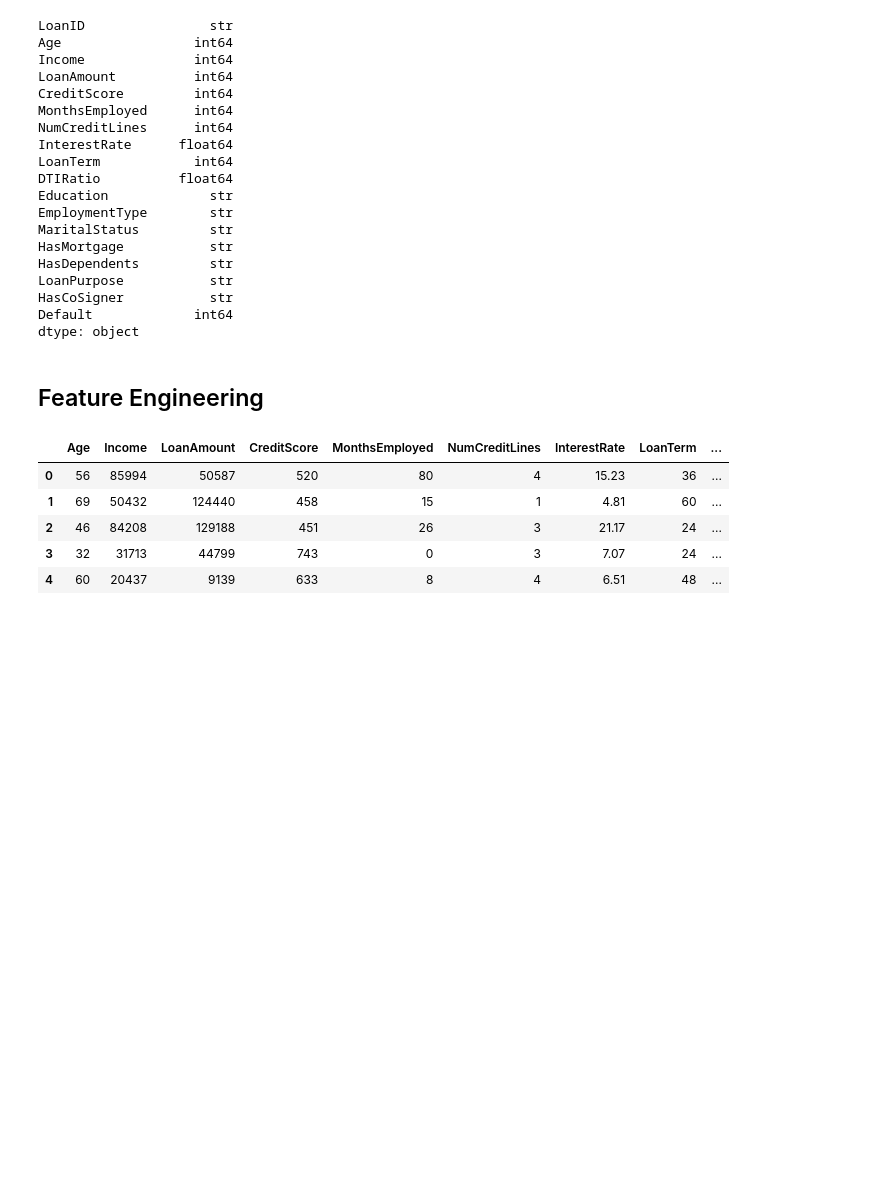
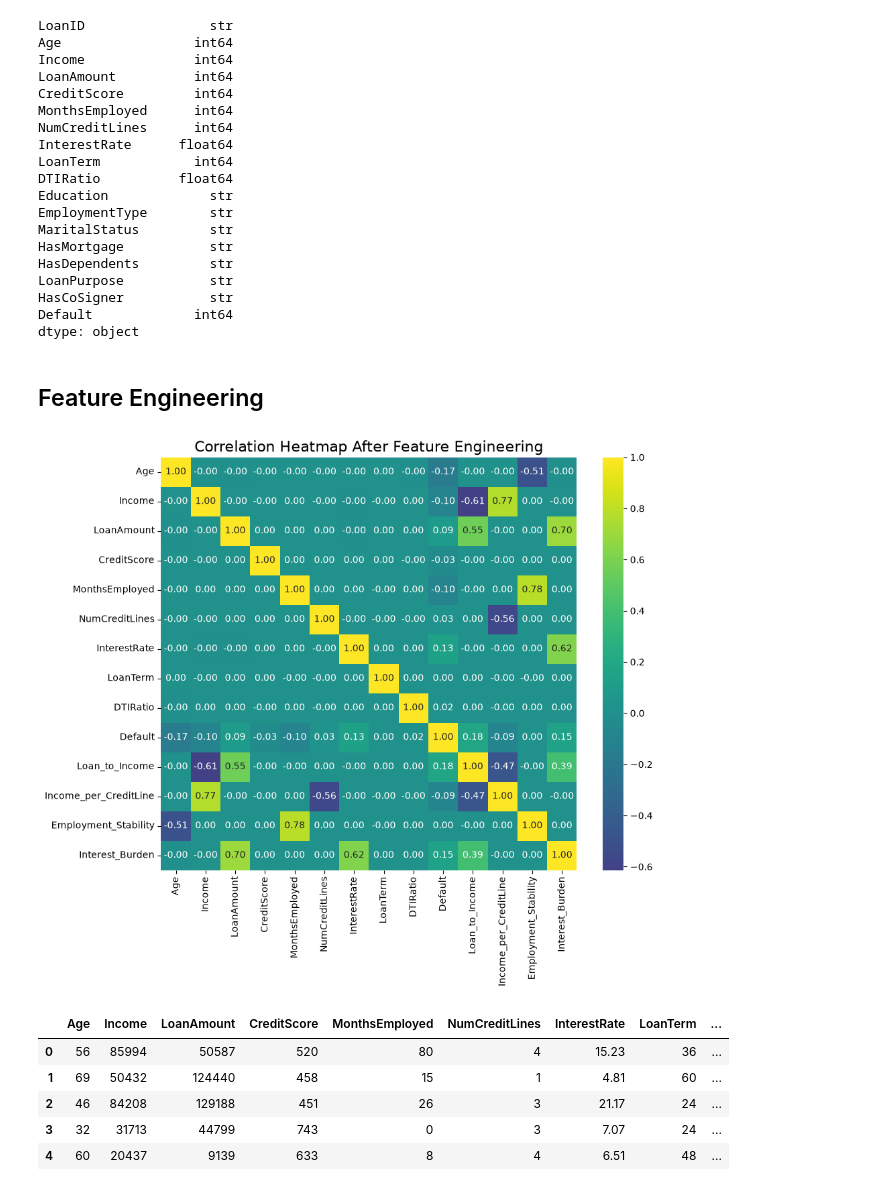
Before and after one commit to curious-arin/Loan-Default-Risk-Prediction-System, a Jupyter notebook: notebook/2.Data_Preparation_&_Model_Training.ipynb, the cells around one changed output. Cells and saved outputs as stored; diff of their text form; code cells hidden in the pictures; blank space fills up the shorter version.

```diff
--- a/notebook/2.Data_Preparation_&_Model_Training.ipynb
+++ b/notebook/2.Data_Preparation_&_Model_Training.ipynb
@@ -128,6 +128,16 @@ df['Employment_Stability'] = df['MonthsEmployed'] / (df['Age'] + 1)
 # %%
 # Higher Interest = High Pressure = Risky
 df['Interest_Burden'] = df['LoanAmount'] * df['InterestRate']
+# %%
+# Correlation Heatmap after feature engineering
+corr = df.corr(numeric_only=True)
+plt.figure(figsize=(10,8))
+sns.heatmap(corr, annot=True, cmap='viridis', center=0, fmt='.2f')
+plt.title('Correlation Heatmap After Feature Engineering', fontsize=16)
+plt.savefig('../images/correlation_heatmap_after_feature_engineering.png', bbox_inches='tight')
+plt.show()
+# %% [output]
+[figure, added]
 # %%
 df.head()
 # %% [output]
```
Also changed, not shown: 3 other files.
